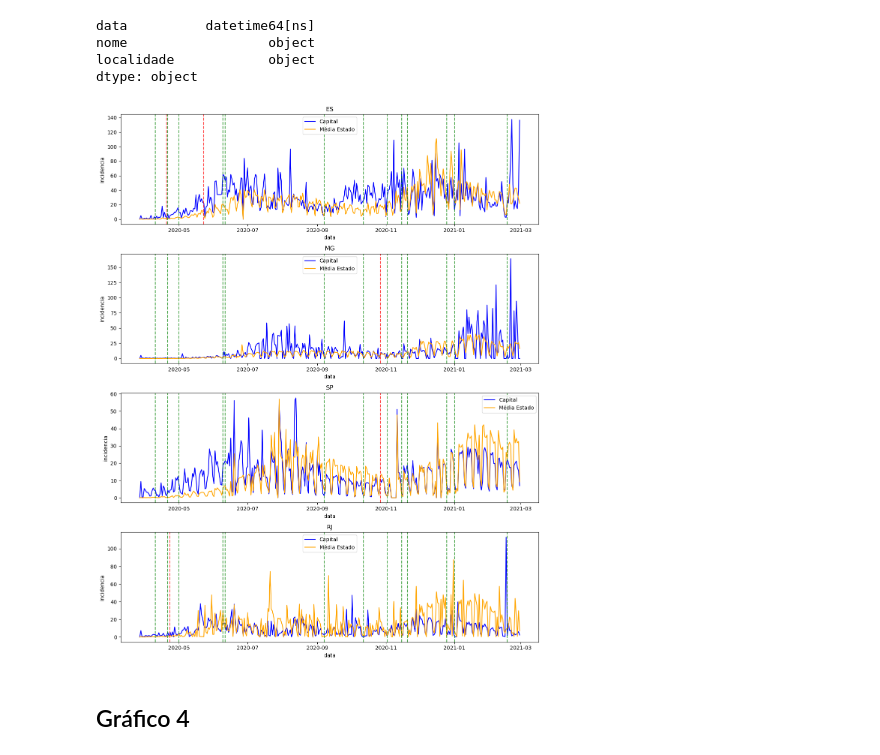
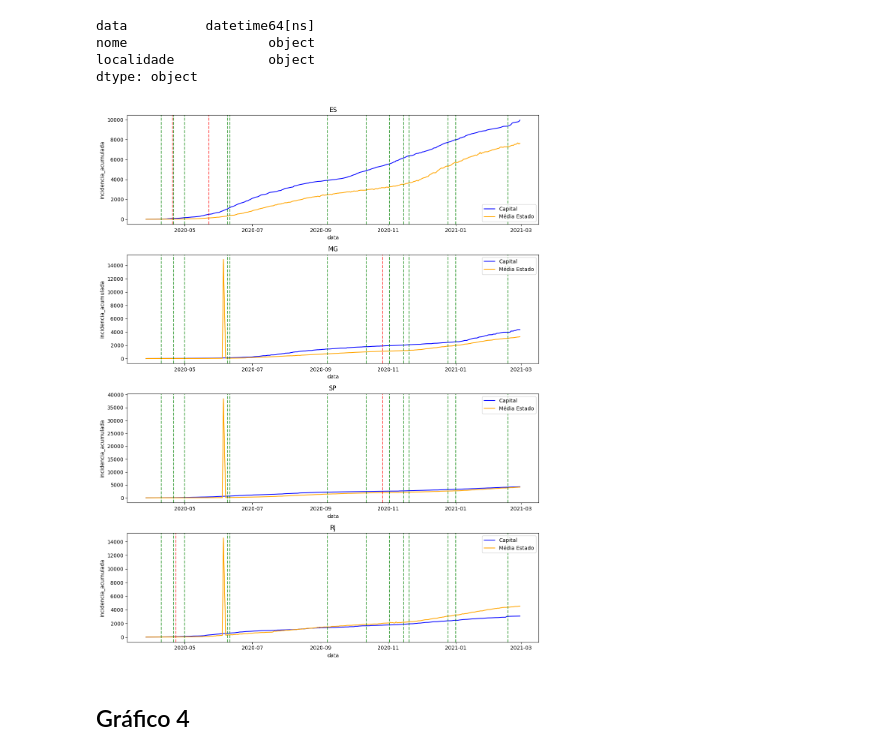
Before and after one commit to carloszan/covid, a Jupyter notebook: analises/7.graficos/graficos.ipynb, the cells around one changed output. Saved outputs shown, nothing was run; the diff lists cells and outputs as text; code cells hidden in the pictures.

Commit message:
Atualizar gráfico 3 e 4: adicionar casos acumulados

```diff
--- a/analises/7.graficos/graficos.ipynb
+++ b/analises/7.graficos/graficos.ipynb
@@ -70,6 +70,7 @@ df = df[df.novos_casos_novos <= 100 * df.media_casos]
 # %% [markdown]
 # Normalizar dados por 100.000 hab
 # %%
-df['incidencia'] = df['novos_casos_novos'] / df['populacao_tcu_2019'] * 100_000
-df[['data', 'municipio', 'incidencia', 'novos_casos_novos', 'populacao_tcu_2019']]
+df['incidencia_por_dia'] = df['novos_casos_novos'] / df['populacao_tcu_2019'] * 100_000
+df['incidencia_acumulada'] = df['novos_casos_acumulados'] / df['populacao_tcu_2019'] * 100_000
+df[['data', 'municipio', 'incidencia_por_dia', 'novos_casos_novos', 'populacao_tcu_2019']]
 # %% [output]
@@ -304,9 +305,9 @@ nome                  object
 localidade            object
 dtype: object
 # %%
-line_3_4('incidencia', df_feriados)
+line_3_4('incidencia_acumulada', df_feriados)
 # %% [output]
-[figure, old version]
+[figure, new version]
 # %% [markdown]
 ## Gráfico 4
 # %%
```
Also changed, not shown: parts of 6 cells of this notebook.
